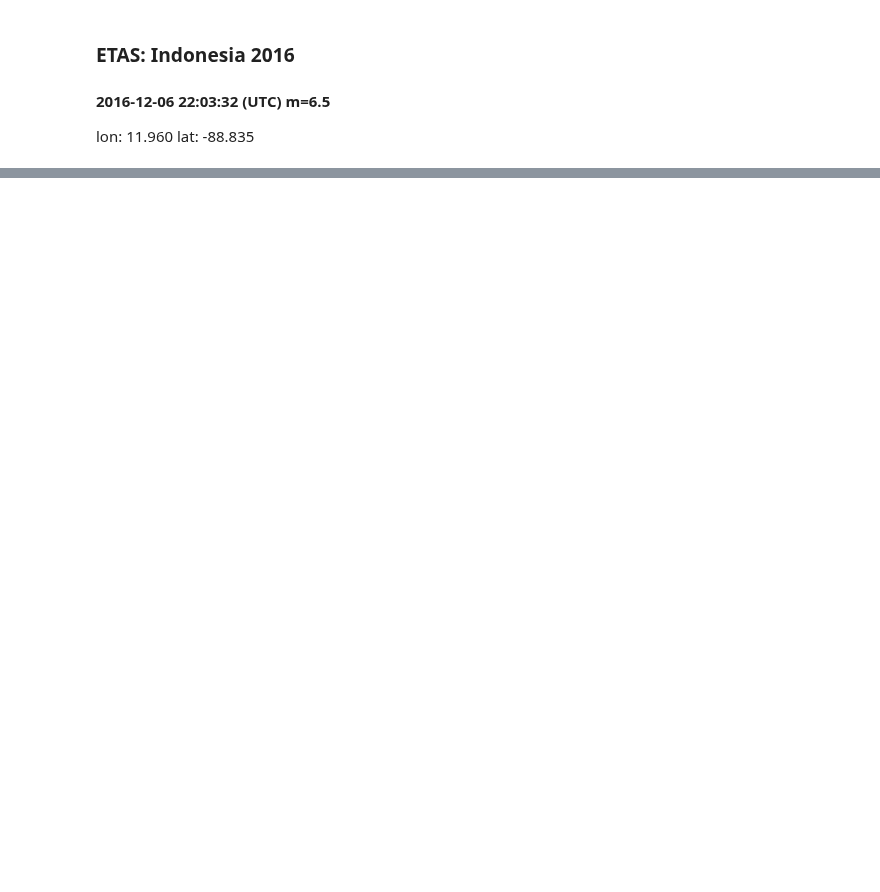
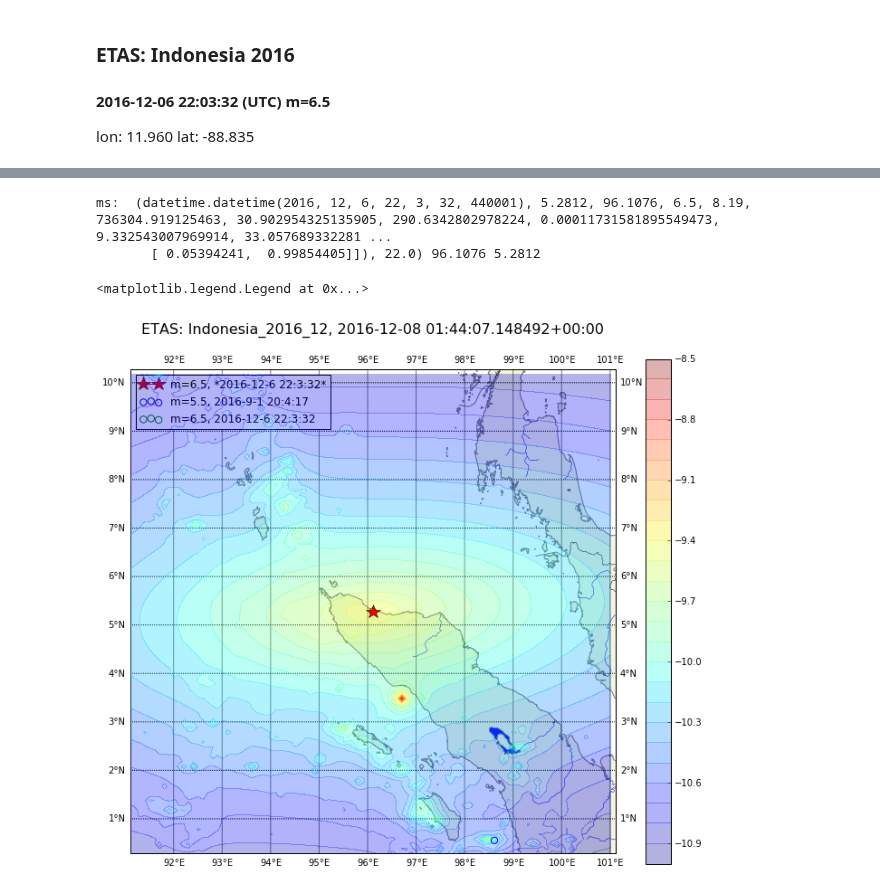
Before and after one commit to markyoder/globalETAS, a Jupyter notebook: ETAS_Indonesia_2016_12.ipynb, the cells around one changed output, grey strips where cells are left out. Cells and saved outputs as stored; diff of their text form; code cells hidden in the pictures; blank space fills up the shorter version.

```diff
--- a/ETAS_Indonesia_2016_12.ipynb
+++ b/ETAS_Indonesia_2016_12.ipynb
@@ -97,8 +98,8 @@ to_dt = dtm.datetime.now(pytz.utc)
 lat0 = 5.281
 lon0 = 96.108
 m0 = 6.5
-d_lat=6.
-d_lon=6.
+d_lat=5.
+d_lon=5.
 lats = [lat0-d_lat, lat0+d_lat]
 lons = [lon0-d_lon, lon0+d_lon]
 #to_dt = t0-dtm.timedelta(hours=2)
@@ -133,16 +134,11 @@ eq_prams = {'do_recarray': True, 'D_fract': 1.5,
                'lons': lons, 'dmstar': 1.0, 'b2': 1.5, 'd_tau': 2.28,
                'incat': None, 'fit_factor': 2.0, 'd_lambda': 1.76, 'etas_range_padding':5.}
 
+# prototype of GlobalNet NZ catalog:
 #nz_cat0 = test_cat = atp.cat_from_geonet(lats=lats, lons=lons, m_c=2.5, date_from=dtm.datetime(2000,1,1,tzinfo=atp.tzutc),
 #                              date_to=dtm.datetime.now(atp.tzutc))
 #nz_cat = gep.make_ETAS_catalog_mpp(incat=nz_cat0)
 
-#etas = gep.ETAS_mpp(n_cpu=2*mpp.cpu_count(), catalog=nz_cat, **eq_prams)
-etas = gep.ETAS_mpp(n_cpu=2*mpp.cpu_count(), catalog=None, **eq_prams)
-#
-# we've run this; we can reload it from pickle:
-#with open('data/etas_201610.pkl', 'rb') as fin:
-#    etas = pickle.load(fin)
-#
-f_path = '/home/myoder/Dropbox/Research/etas/Indonesia_2016_12/etas_{}'.format(etas.t_now)
-f_root = 'etas_Indonesia_2016_12'
+event_name = 'Indonesia_2016_12'
+f_path = '/home/myoder/Dropbox/Research/etas/{}/etas_{}'.format(event_name, etas.t_now)
+f_root = 'etas_{}'.format(event_name)
@@ -191,34 +198,39 @@ for j,eq in enumerate(reversed(etas.catalog)):
 #
 print('ms: ', mainshock, mainshock['lon'], mainshock['lat'])
 x,y = etas.cm(mainshock['lon'], mainshock['lat'])
 
 #print('mm: ', max(etas.catalog['mag']))
 
 
 #
 # let's get everything m>6 in the last 6 months?
 m6s = [rw for rw in etas.catalog if rw['mag'] >= 5.5
        and pytz.utc.localize(rw['event_date'].astype(dtm.datetime))>t_ms-dtm.timedelta(days=180)]
 
 # plot mainshock:
 dt = mainshock['event_date'].astype(dtm.datetime)
 dt=t0
 dt_str = '{}-{}-{} {}:{}:{}'.format(dt.year, dt.month, dt.day, dt.hour, dt.minute, dt.second)
 #etas.cm.plot([x], [y], latlon=False, marker='*', color='r', ms=16, zorder=11,
 #                   label='m={}, {}'.format(mainshock['mag'], dt_str))
 etas.cm.plot([lon0], [lat0], latlon=False, marker='*', color='r', ms=16, zorder=11,
                    label='m={}, *{}*'.format(m0, dt_str))
 
-ax.set_title('ETAS: {}, {}\n\n'.format(f_root, etas.t_now), size=16)
+ax.set_title('ETAS: {},\n{}\n\n'.format(event_name, etas.t_now), size=16)
 for j,m6 in enumerate(m6s):
     clr = colors_[j%len(colors_)]
     #
     dt = m6['event_date'].astype(dtm.datetime)
     dt_str = '{}-{}-{} {}:{}:{}'.format(dt.year, dt.month, dt.day, dt.hour, dt.minute, dt.second)
     etas.cm.scatter(m6['lon'], m6['lat'], s=3*(m6['mag']+12.), edgecolors=clr,
                           c='none', marker='o', zorder=11, label='m={}, {}'.format(m6['mag'], dt_str))
     #
 plt.gca().legend(loc=0)
+# %% [output]
+ms:  (datetime.datetime(2016, 12, 6, 22, 3, 32, 440001), 5.2812, 96.1076, 6.5, 8.19, 736304.919125463, 30.902954325135905, 290.6342802978224, 0.00011731581895549473, 9.332543007969914, 33.057689332281 ...
+       [ 0.05394241,  0.99854405]]), 22.0) 96.1076 5.2812
+<matplotlib.legend.Legend at 0x...>
+[figure, added]
 # %%
 plt.figure(figsize=(10,6))
 plt.clf()
```
Also changed, not shown: parts of 14 cells of this notebook, 1 other file.
